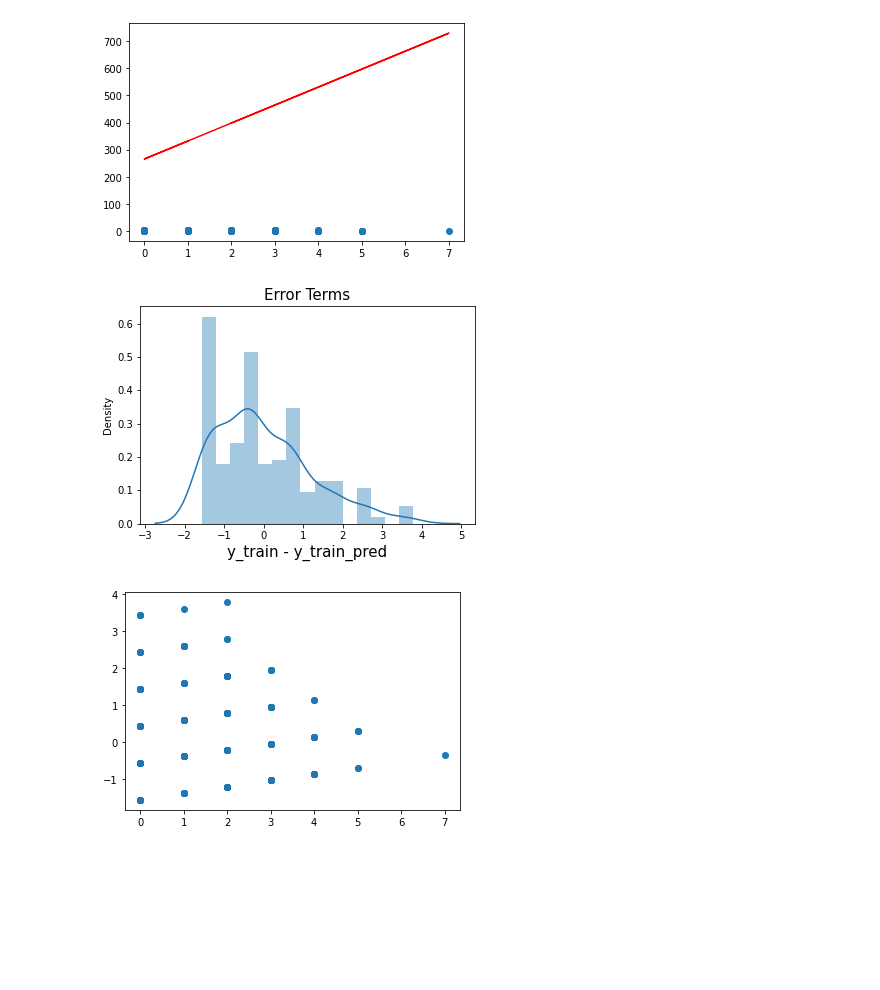
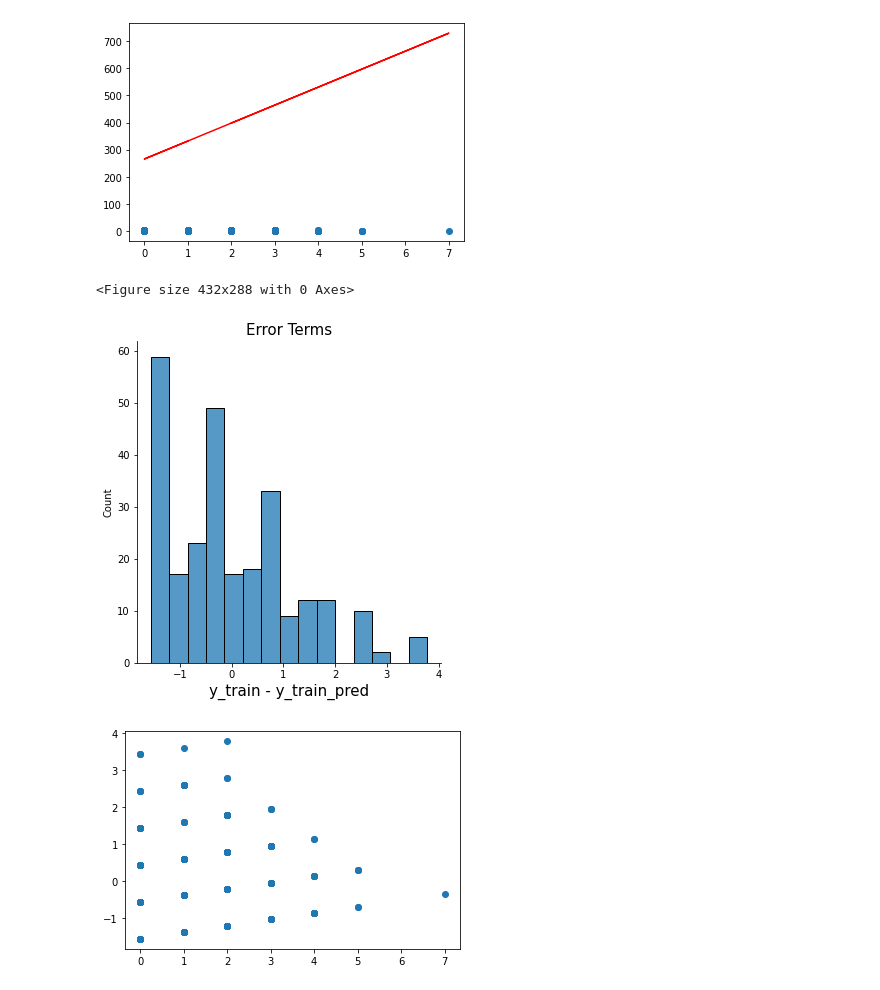
Before and after one commit to SnapeSnoop/MachineLearning, a Jupyter notebook: KUISML1.ipynb, the cells around one changed output. Cells and saved outputs as stored; diff of their text form; code cells hidden in the pictures; blank space fills up the shorter version.

```diff
--- a/KUISML1.ipynb
+++ b/KUISML1.ipynb
@@ -144,12 +144,13 @@ y_train_pred = lr.predict(X_train_sm)
 res = (y_train - y_train_pred)
 # %%
 fig = plt.figure()
-sns.distplot(res, bins = 15)
+sns.displot(res, bins = 15)
 plt.title('Error Terms', fontsize = 15)
 plt.xlabel('y_train - y_train_pred', fontsize = 15)
 plt.show()
 # %% [output]
+<Figure size 432x288 with 0 Axes>
-[figure, old version]
+[figure, new version]
 # %%
 plt.scatter(X_train,res)
 plt.show()
```
